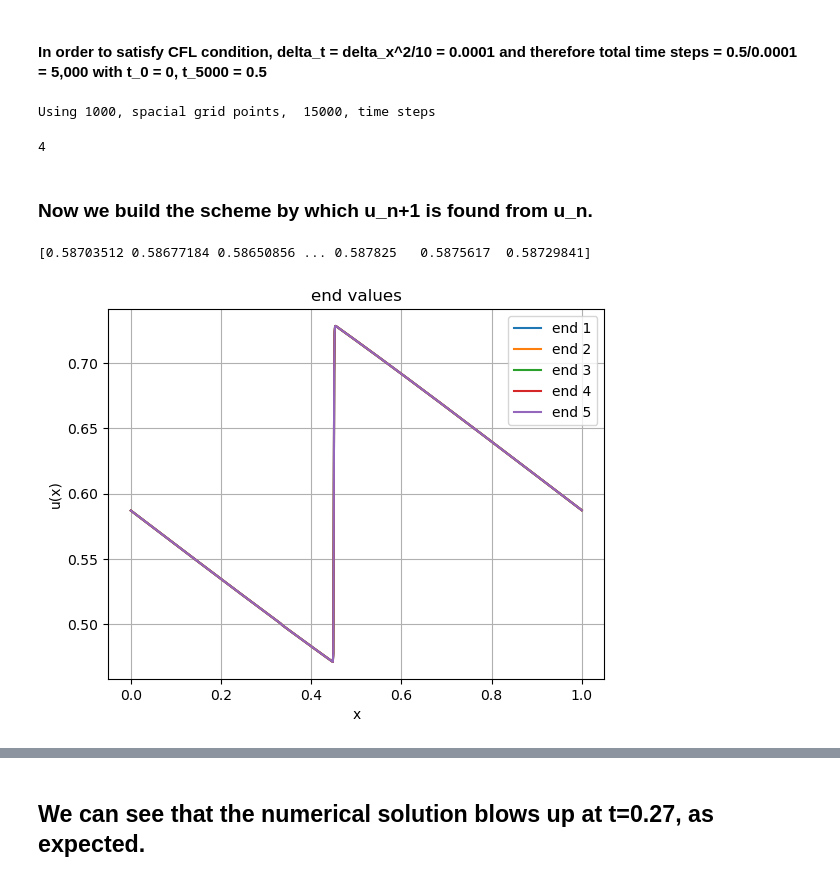
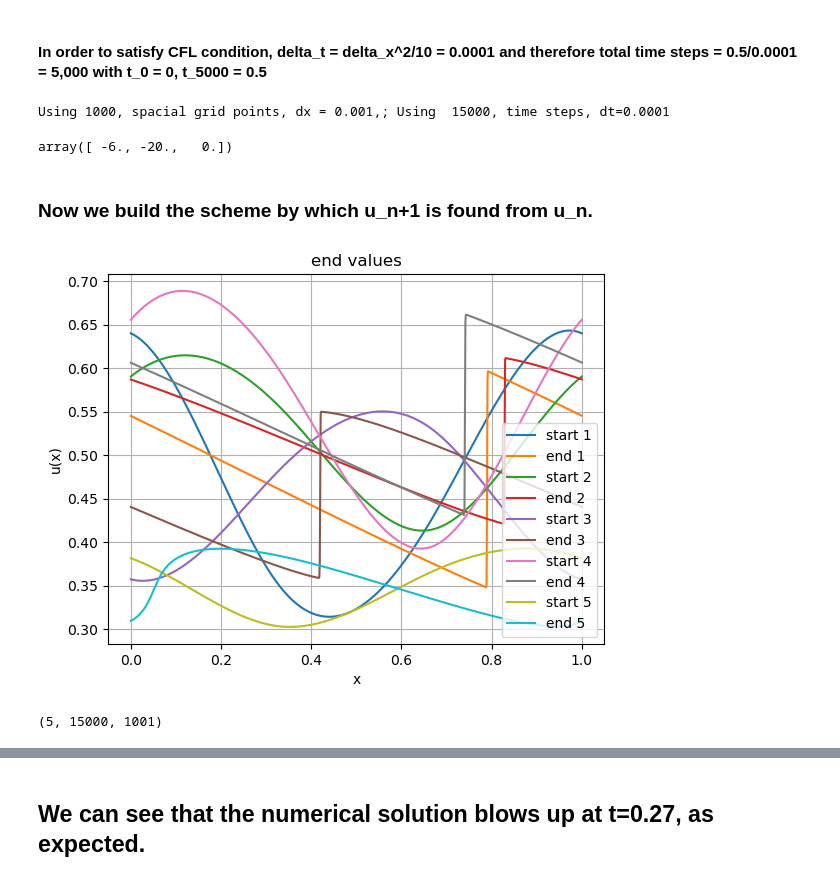
Before and after one commit to thomashamori/Traffic, a Jupyter notebook: LWR - Godunov Scheme.ipynb, the cells around one changed output, grey strips where cells are left out. Drawn from its saved outputs; the diff is of its cells as text; code cells hidden in the pictures.

```diff
--- a/LWR - Godunov Scheme.ipynb
+++ b/LWR - Godunov Scheme.ipynb
@@ -39,7 +39,7 @@ def upf(u):
 
     return out
 
-def upf2(u):
+def upf2(u): #u[i+1] means np.roll(u,-1)[i]
     out = np.zeros_like(u)
 
     for i in range(len(u)-1):
@@ -52,25 +52,38 @@ def upf2(u):
 
     return out
 
+
+
+def upf2_optimized(u):
+    out = np.zeros_like(u)
+
+    ap = np.maximum( 1 - 2 * np.roll(u,-1), 1 - 2 * u)
+    ap = np.maximum(0, ap)
+    am = np.minimum(1 - 2 * np.roll(u,-1), 1 - 2 * u)
+    am = np.minimum(0,am)
+
+    apam_diff = ap - am
+    apam_product = ap * am
+
+    out = (ap*f(u) - am*np.roll(f(u),-1))/(apam_diff) + (np.roll(u,-1)-u)*(apam_product)/(apam_diff)
+
+    return out
+
 u_initial = np.empty(N+1) #holds initial data
 
 xvals = np.linspace(0,1,N+1) #holds x-values of grid points
 
-#u_initial = 0.3*np.sin(np.pi*xvals)+0.5
-
-print(f'Using {N}, spacial grid points,  {M}, time steps')
+print(f'Using {N}, spacial grid points, dx = {delta_x},; Using  {M}, time steps, dt={delta_t}')
 # %% [output]
-Using 1000, spacial grid points,  15000, time steps
+Using 1000, spacial grid points, dx = 0.001,; Using  15000, time steps, dt=0.0001
-# %%
-test = np.array([1,2,3,4])
-upf2(test)
-test[-1]
-# %% [output]
-4
+# %%
+test = np.array([1,3,5])
+upf2_optimized(test)
+# %% [output]
+array([ -6., -20.,   0.])
 # %% [markdown]
 ### Now we build the scheme by which u_n+1 is found from u_n.
 # %%
-
 
 # Define the number of functions
 num_functions = 5
@@ -94,46 +107,48 @@ for i in range(num_functions):
 
     # Evaluate the curve on the given domain
     #y = cs(xvals)
-    y= 0.2*np.cos(2*np.pi*xvals)+0.6
+    y= cs(xvals) #0.2*np.cos(2*np.pi*xvals)+0.6
 
     u_hist = np.empty(shape=(M,N+1))  # u[i] stores approximate solution at time step i, or t=i*delta_t
 
     u_now = np.copy(y)  #store current solution
 
     u_hist[0] = u_now
 
     u_next = np.zeros_like(u_now) #will hold solution at next time step
 
     for tstep in range(1,M):
-
-        forward_points = np.array([u_now[i] for i in range(1, len(u_now))] + [u_now[0]])  # [u(x_1), u(x_2),...,u(x_N),u(x_0)]
-
-        backward_points = np.array([u_now[-1]] + [u_now[i] for i in range(0, len(u_now)-1)])  #[u(x_N),u(x_0), u(x_1),...,u(x_N-1)]
+        #forward_points = np.array([u_now[i] for i in range(1, len(u_now))] + [u_now[0]])  # [u(x_1), u(x_2),...,u(x_N),u(x_0)]
+        #backward_points = np.array([u_now[-1]] + [u_now[i] for i in range(0, len(u_now)-1)])  #[u(x_N),u(x_0), u(x_1),...,u(x_N-1)]
         #print(u_now,forward_points,backward_points)
         #u_next = u_now - (delta_t/(2*delta_x))*(forward_points-backward_points) #linear advection upwind
         #u_next = u_now-(delta_t/(2*delta_x))*(np.subtract(f(forward_points),f(backward_points))) #apply the scheme
         #u_next = u_now-(delta_t/(delta_x))*(np.subtract(f(forward_points),f(u_now))) #upwind...
         #u_next = u_now-(delta_t/delta_x)*(f(u_now)-f(backward_points)) #downwind...
         #u_next = u_now+(delta_t/delta_x)*(f(backward_points)-f(u_now))
         #u_next = (delta_t/2)*(forward_points+backward_points)-(1/(2*delta_x))*(f(forward_points)-f(backward_points))#Lax Friedrich
-        u_next = u_now - (delta_t/delta_x)*(upf2(u_now)-upf2(backward_points))
+        u_next = u_now - (delta_t/delta_x)*(upf2_optimized(u_now)-upf2_optimized(np.roll(u_now,1)))
         u_hist[tstep]=u_next #store soln at current time step
 
         u_now = u_next #move forward in time
+    plt.plot(xvals, u_hist[0], label=f'start {i + 1}')
     plt.plot(xvals, u_now, label=f'end {i + 1}')
     Data[i] = (u_hist)
 
 plt.xlabel('x')
 plt.ylabel('u(x)')
 plt.title('end values')
 plt.legend()
 plt.grid(True)
-print(u_now)
+#print(u_now)
 # Show the plot
 #plt.show()
 # %% [output]
-[0.58703512 0.58677184 0.58650856 ... 0.587825   0.5875617  0.58729841]
-[figure, old version]
+[figure, new version]
+# %%
+Data.shape
+# %% [output]
+(5, 15000, 1001)
 # %%
 # Specify the time steps at which you want to plot
 time_steps = [0.01, 0.1,  0.2,0.27, 0.29,0.35,0.45,0.5,0.7,0.9]
```
Also changed, not shown: parts of 4 cells of this notebook, 1 other file.
